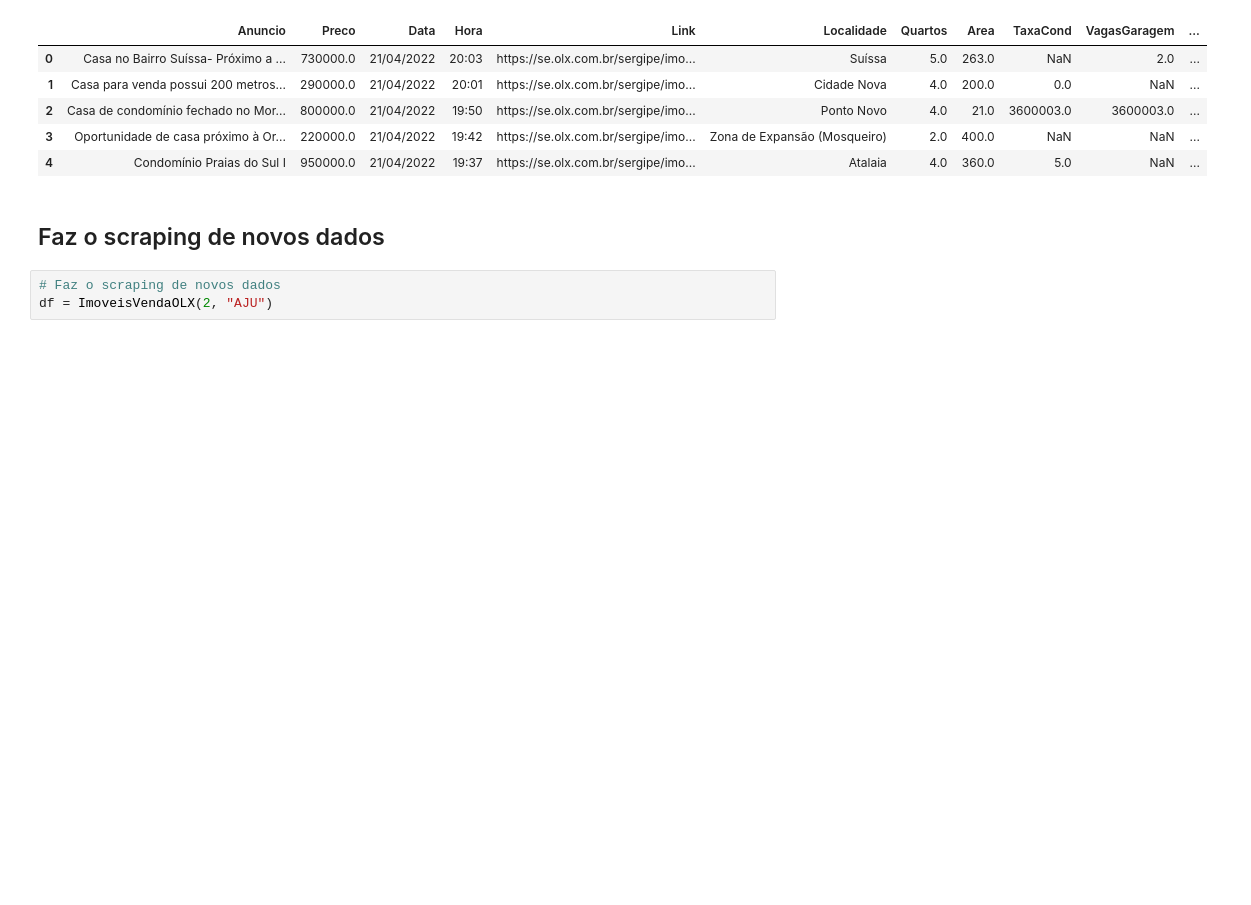
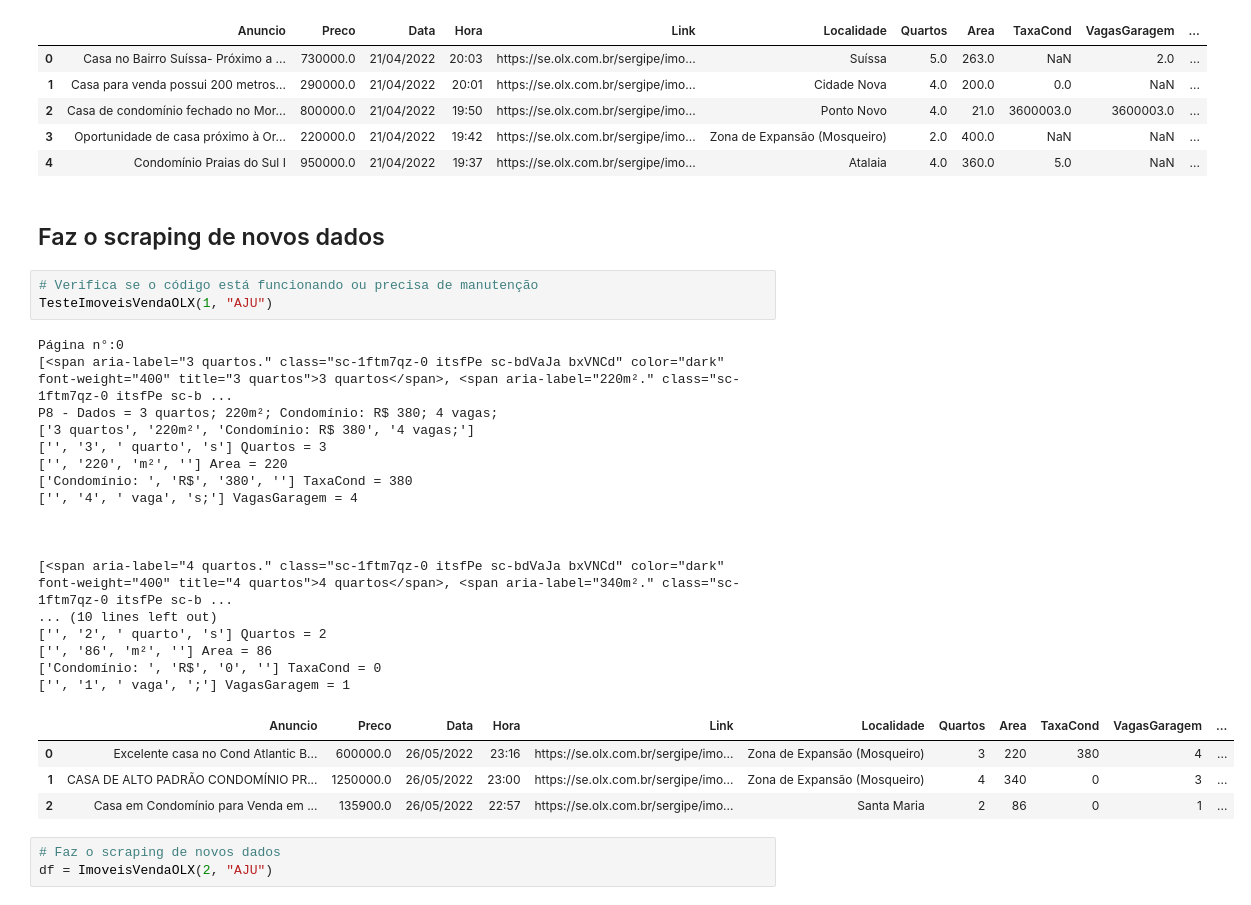
Before and after one commit to LuisHenrique7/Scrapping, a Jupyter notebook: scraping_casas_olx.ipynb, the cells around one changed output. Drawn from its saved outputs; the diff is of its cells as text; blank space fills up the shorter version.

```diff
--- a/scraping_casas_olx.ipynb
+++ b/scraping_casas_olx.ipynb
@@ -283,6 +526,31 @@ df_CasasAJUComDetalhes.head()
 | 4 | Condomínio Praias do Sul I | 950000.0 | 21/04/2022 | 19:37 | https://se.olx.com.br/sergipe/imo... | Atalaia | 4.0 | 360.0 | 5.0 | NaN | ... |
 # %% [markdown]
 ## Faz o scraping de novos dados
+# %%
+# Verifica se o código está funcionando ou precisa de manutenção
+TesteImoveisVendaOLX(1, "AJU")
+# %% [output]
+Página n°:0
+[<span aria-label="3 quartos." class="sc-1ftm7qz-0 itsfPe sc-bdVaJa bxVNCd" color="dark" font-weight="400" title="3 quartos">3 quartos</span>, <span aria-label="220m²." class="sc-1ftm7qz-0 itsfPe sc-b ...
+P8 - Dados = 3 quartos; 220m²; Condomínio: R$ 380; 4 vagas;
+['3 quartos', '220m²', 'Condomínio: R$ 380', '4 vagas;']
+['', '3', ' quarto', 's'] Quartos = 3
+['', '220', 'm²', ''] Area = 220
+['Condomínio: ', 'R$', '380', ''] TaxaCond = 380
+['', '4', ' vaga', 's;'] VagasGaragem = 4
+
+
+
+[<span aria-label="4 quartos." class="sc-1ftm7qz-0 itsfPe sc-bdVaJa bxVNCd" color="dark" font-weight="400" title="4 quartos">4 quartos</span>, <span aria-label="340m²." class="sc-1ftm7qz-0 itsfPe sc-b ...
+... (10 lines left out)
+['', '2', ' quarto', 's'] Quartos = 2
+['', '86', 'm²', ''] Area = 86
+['Condomínio: ', 'R$', '0', ''] TaxaCond = 0
+['', '1', ' vaga', ';'] VagasGaragem = 1
+|  | Anuncio | Preco | Data | Hora | Link | Localidade | Quartos | Area | TaxaCond | VagasGaragem | ... |
+| 0 | Excelente casa no Cond Atlantic B... | 600000.0 | 26/05/2022 | 23:16 | https://se.olx.com.br/sergipe/imo... | Zona de Expansão (Mosqueiro) | 3 | 220 | 380 | 4 | ... |
+| 1 | CASA DE ALTO PADRÃO CONDOMÍNIO PR... | 1250000.0 | 26/05/2022 | 23:00 | https://se.olx.com.br/sergipe/imo... | Zona de Expansão (Mosqueiro) | 4 | 340 | 0 | 3 | ... |
+| 2 | Casa em Condomínio para Venda em ... | 135900.0 | 26/05/2022 | 22:57 | https://se.olx.com.br/sergipe/imo... | Santa Maria | 2 | 86 | 0 | 1 | ... |
 # %%
 # Faz o scraping de novos dados
 df = ImoveisVendaOLX(2, "AJU")
```
Also changed, not shown: parts of 15 cells of this notebook.
